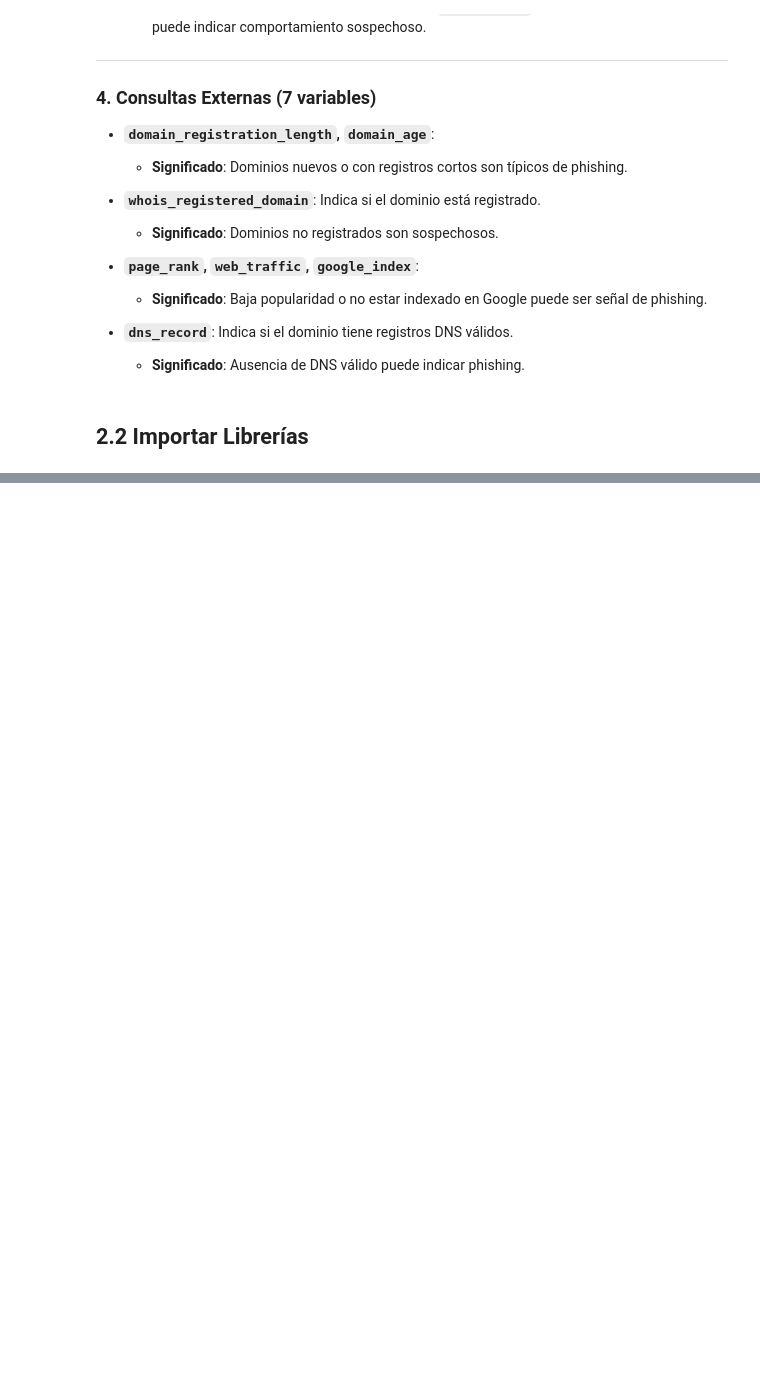
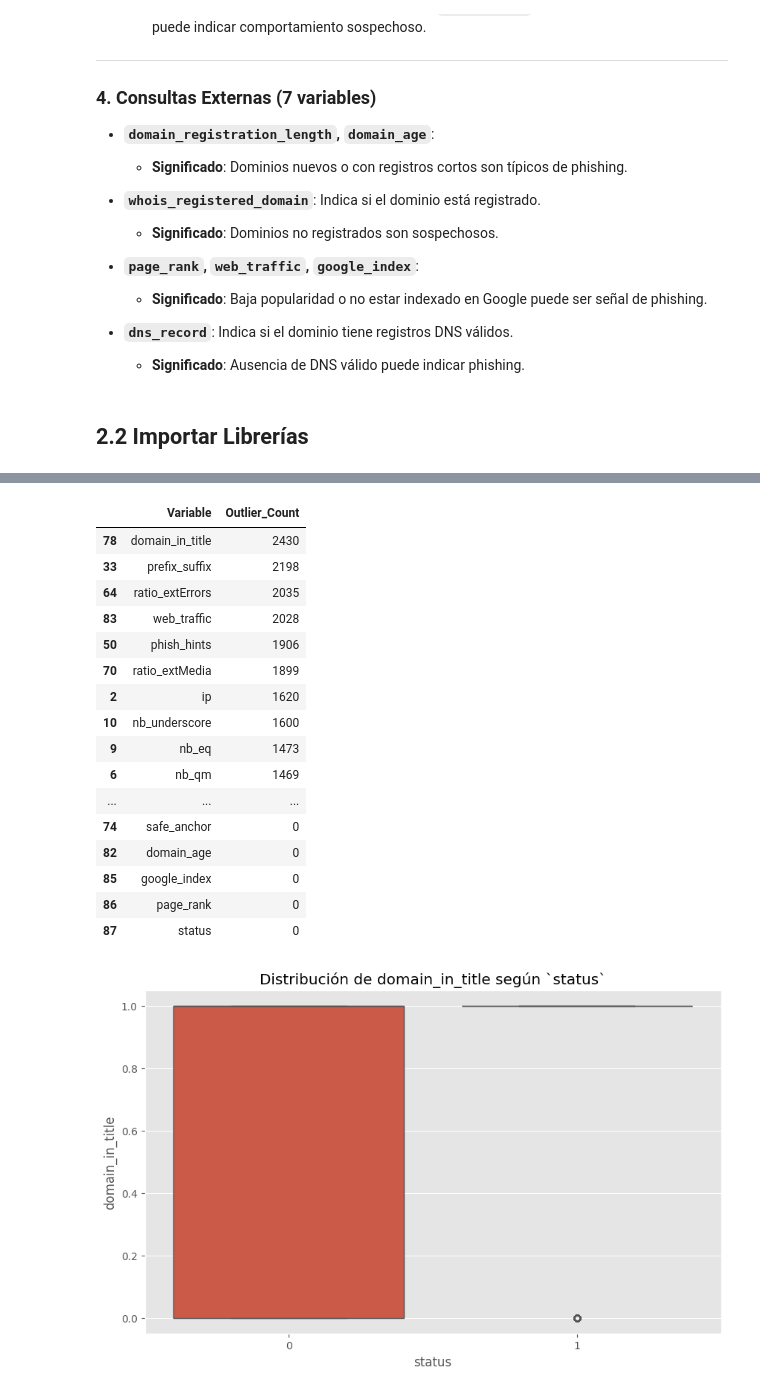
Before and after one commit to jarkillo/Phishing_modelos_decision, a Jupyter notebook: Phising_ETL.ipynb, the cells around one changed output, grey strips where cells are left out. Cells and saved outputs as stored; diff of their text form; code cells hidden in the pictures; blank space fills up the shorter version.

```diff
--- a/Phising_ETL.ipynb
+++ b/Phising_ETL.ipynb
@@ -209,0 +543,36 @@ plt.style.use('ggplot')
+# %%
+# Detectar y mostrar columnas con outliers
+outliers_summary = detect_outliers_all_columns(df_train)
+
+# Mostrar columnas con mayor cantidad de outliers
+outliers_summary = outliers_summary.sort_values(by='Outlier_Count', ascending=False)
+display(outliers_summary)
+
+# Seleccionar las 5 variables con más outliers
+top_outliers = outliers_summary.sort_values(by='Outlier_Count', ascending=False).head(5)
+
+# Visualizar distribuciones de estas variables con respecto a 'status'
+for column in top_outliers['Variable']:
+    plt.figure(figsize=(10, 6))
+    sns.boxplot(data=df_train, x='status', y=column)
+    plt.title(f'Distribución de {column} según `status`')
+    plt.show()
+# %% [output]
+|  | Variable | Outlier_Count |
+| 78 | domain_in_title | 2430 |
+| 33 | prefix_suffix | 2198 |
+| 64 | ratio_extErrors | 2035 |
+| 83 | web_traffic | 2028 |
+| 50 | phish_hints | 1906 |
+| 70 | ratio_extMedia | 1899 |
+| 2 | ip | 1620 |
+| 10 | nb_underscore | 1600 |
+| 9 | nb_eq | 1473 |
+| 6 | nb_qm | 1469 |
+| ... | ... | ... |
+| 74 | safe_anchor | 0 |
+| 82 | domain_age | 0 |
+| 85 | google_index | 0 |
+| 86 | page_rank | 0 |
+| 87 | status | 0 |
+[figure, added]
```
Also changed, not shown: parts of 50 cells of this notebook.
